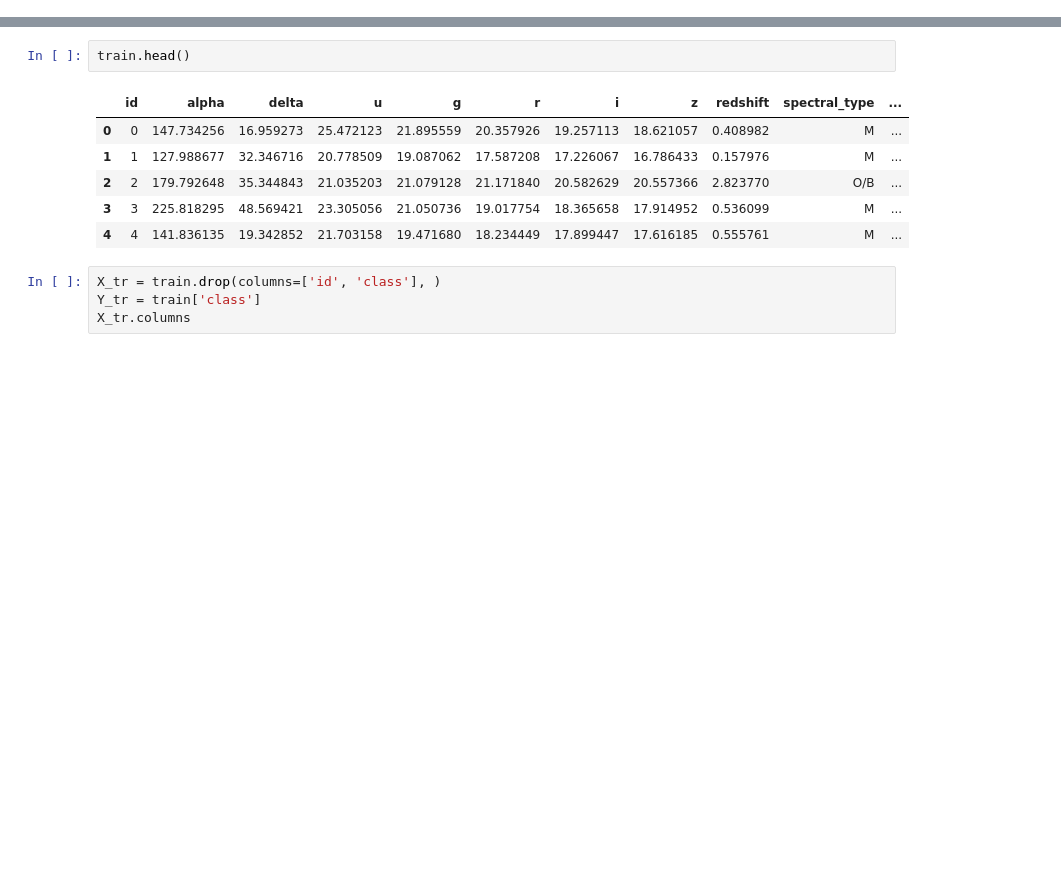
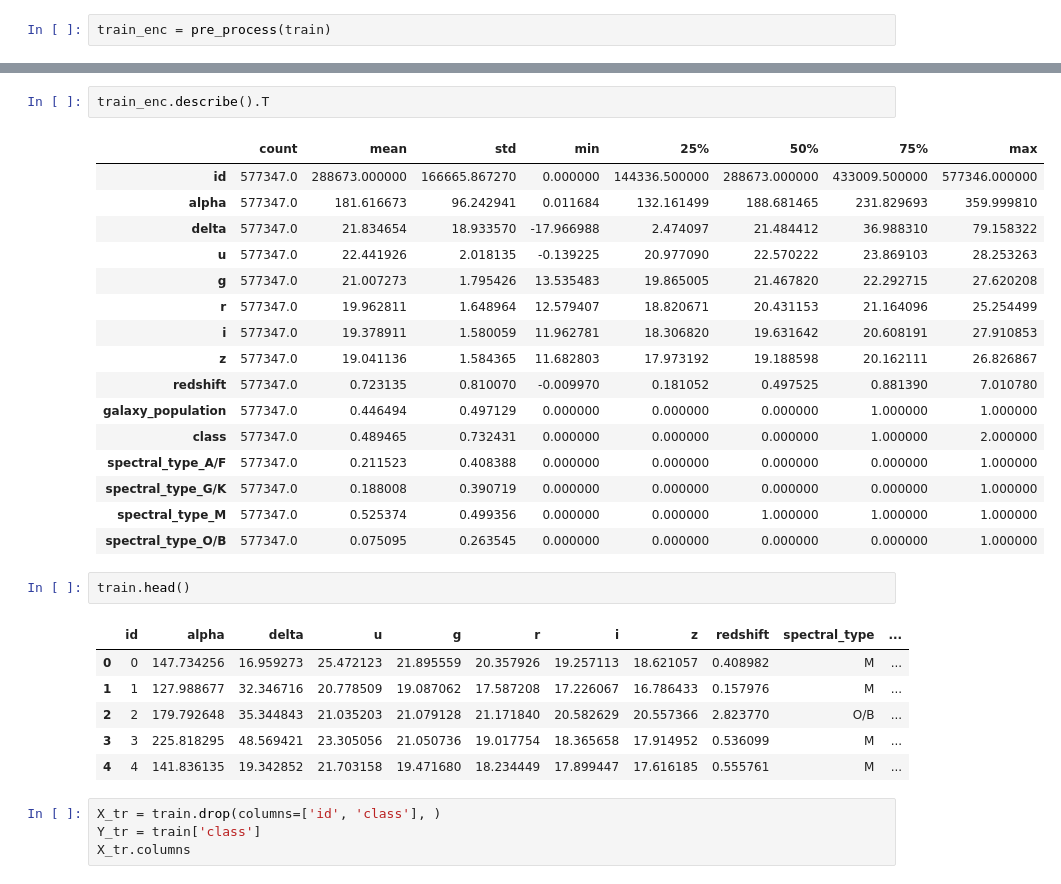
Before and after one commit to E-HAZMATs/Predicting-Stellar-Class-Kaggle-Comp, a Jupyter notebook: notebooks/01_eda.ipynb, the cells around one changed output, grey strips where cells are left out. Cells and saved outputs as stored; diff of their text form; blank space fills up the shorter version.

```diff
--- a/notebooks/01_eda.ipynb
+++ b/notebooks/01_eda.ipynb
@@ -27,0 +30,2 @@ u                    float64
+# %%
+train_enc = pre_process(train)
@@ -28,3 +68,22 @@ u                    float64
+# %%
+train_enc.describe().T
+# %% [output]
+|  | count | mean | std | min | 25% | 50% | 75% | max |
+| id | 577347.0 | 288673.000000 | 166665.867270 | 0.000000 | 144336.500000 | 288673.000000 | 433009.500000 | 577346.000000 |
+| alpha | 577347.0 | 181.616673 | 96.242941 | 0.011684 | 132.161499 | 188.681465 | 231.829693 | 359.999810 |
+| delta | 577347.0 | 21.834654 | 18.933570 | -17.966988 | 2.474097 | 21.484412 | 36.988310 | 79.158322 |
+| u | 577347.0 | 22.441926 | 2.018135 | -0.139225 | 20.977090 | 22.570222 | 23.869103 | 28.253263 |
+| g | 577347.0 | 21.007273 | 1.795426 | 13.535483 | 19.865005 | 21.467820 | 22.292715 | 27.620208 |
+| r | 577347.0 | 19.962811 | 1.648964 | 12.579407 | 18.820671 | 20.431153 | 21.164096 | 25.254499 |
+| i | 577347.0 | 19.378911 | 1.580059 | 11.962781 | 18.306820 | 19.631642 | 20.608191 | 27.910853 |
+| z | 577347.0 | 19.041136 | 1.584365 | 11.682803 | 17.973192 | 19.188598 | 20.162111 | 26.826867 |
+| redshift | 577347.0 | 0.723135 | 0.810070 | -0.009970 | 0.181052 | 0.497525 | 0.881390 | 7.010780 |
+| galaxy_population | 577347.0 | 0.446494 | 0.497129 | 0.000000 | 0.000000 | 0.000000 | 1.000000 | 1.000000 |
+| class | 577347.0 | 0.489465 | 0.732431 | 0.000000 | 0.000000 | 0.000000 | 1.000000 | 2.000000 |
+| spectral_type_A/F | 577347.0 | 0.211523 | 0.408388 | 0.000000 | 0.000000 | 0.000000 | 0.000000 | 1.000000 |
+| spectral_type_G/K | 577347.0 | 0.188008 | 0.390719 | 0.000000 | 0.000000 | 0.000000 | 0.000000 | 1.000000 |
+| spectral_type_M | 577347.0 | 0.525374 | 0.499356 | 0.000000 | 0.000000 | 1.000000 | 1.000000 | 1.000000 |
+| spectral_type_O/B | 577347.0 | 0.075095 | 0.263545 | 0.000000 | 0.000000 | 0.000000 | 0.000000 | 1.000000 |
 # %%
 train.head()
 # %% [output]
```
Also changed, not shown: parts of 18 cells of this notebook, 4 other files.
